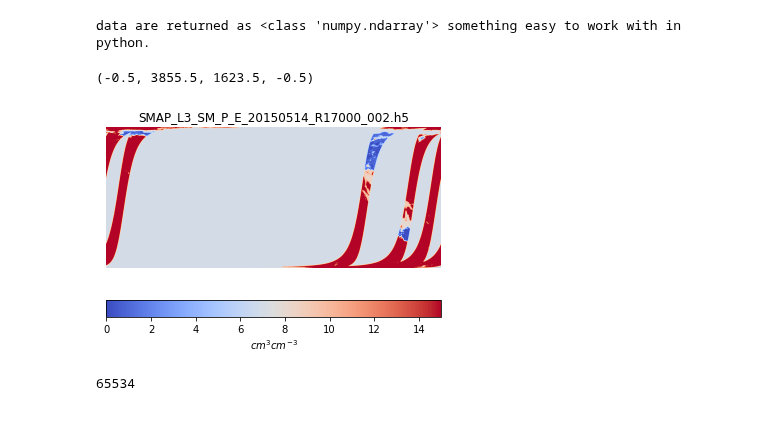
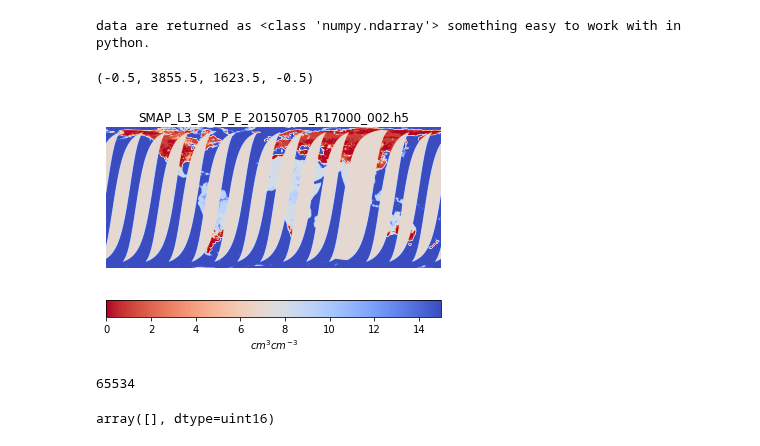
Before and after one commit to jacquiewitte/capstone-landslides-soilmoisture, a Jupyter notebook: read-smap-soilmoisture.ipynb, the cells around one changed output. Cells and saved outputs as stored; diff of their text form; code cells hidden in the pictures.

```diff
--- a/read-smap-soilmoisture.ipynb
+++ b/read-smap-soilmoisture.ipynb
@@ -6,8 +10,12 @@ import xarray as xr
 import numpy as np
 import h5py
 # %%
-file = '/Users/jwitte/earth-analytics/data/capstone/smap/SMAP_L3_SM_P_E_20150514_R17000_002.h5'
-#file = '/Users/jwitte/earth-analytics/data/capstone/smap/SMAP_L3_SM_P_E_20150705_R17000_002.h5'
+data_dir = os.path.join(et.io.HOME,
+                        'earth-analytics',
+                        'data', 'capstone', 'smap')
+
+# file = os.path.join(data_dir, 'SMAP_L3_SM_P_E_20150514_R17000_002.h5')
+file = os.path.join(data_dir, 'SMAP_L3_SM_P_E_20150705_R17000_002.h5')
 
 f = h5py.File(file, 'r')
 # %%
@@ -53,16 +61,21 @@ print('data are returned as '+str(type(sm_data)) + ' something easy to work with
 # %% [output]
 data are returned as <class 'numpy.ndarray'> something easy to work with in python.
 # %%
-plt.imshow(sm_data, cmap='coolwarm')
+# Plot the data
+plt.imshow(sm_data, cmap='coolwarm_r')
 plt.title(os.path.basename(file))
 cbar = plt.colorbar(orientation = 'horizontal')
 cbar.set_label('$cm^3 cm^{-3}$')
 plt.axis('off')
 # %% [output]
 (-0.5, 3855.5, 1623.5, -0.5)
-[figure, old version]
+[figure, new version]
 # %%
 print(f[group_id][var_id].attrs['_FillValue'])
+fill = f[group_id][var_id].attrs['_FillValue']
+sm_data[sm_data==fill]
+# sm_data[sm_data==f[group_id][var_id].attrs['_FillValue']]=np.nan
 # %% [output]
 65534
+array([], dtype=uint16)
 # %%
```
Also changed, not shown: parts of 5 cells of this notebook, 2 other files.
